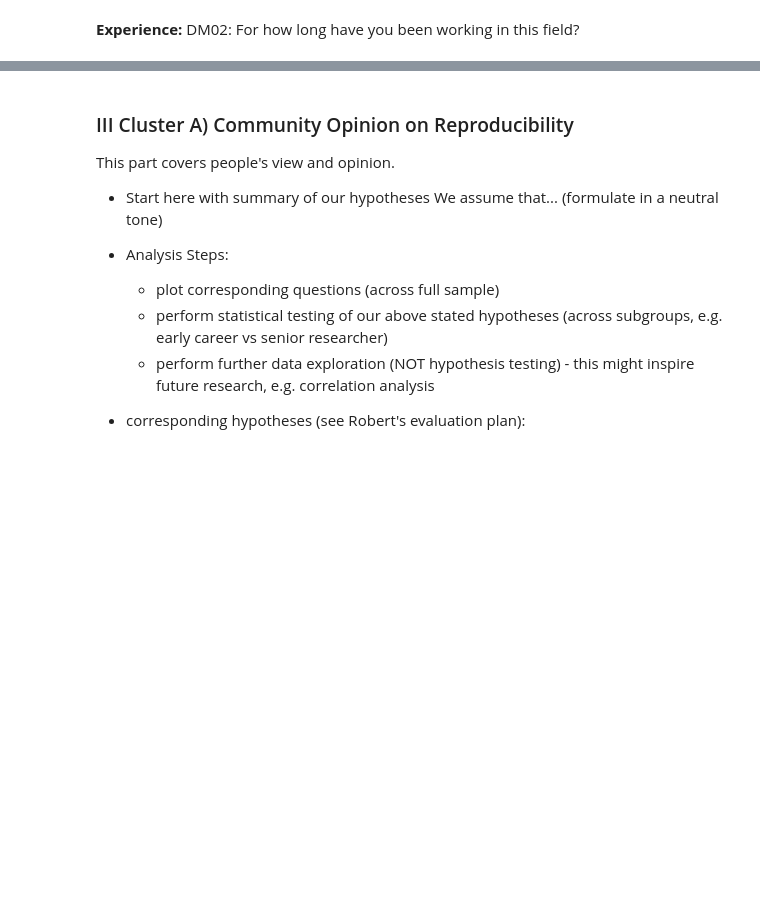
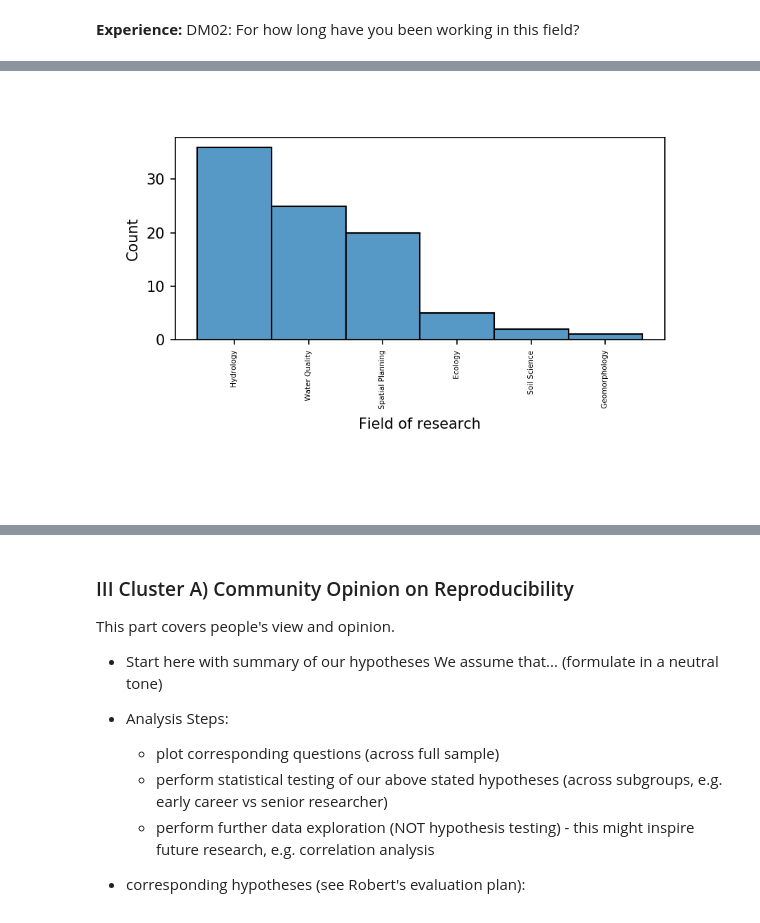
Before and after one commit to rreinecke/reproduce-study, a Jupyter notebook: poll_analysis.ipynb, the cells around one changed output, grey strips where cells are left out. Cells and saved outputs as stored; diff of their text form; code cells hidden in the pictures; blank space fills up the shorter version.

```diff
--- a/poll_analysis.ipynb
+++ b/poll_analysis.ipynb
@@ -56,0 +158,5 @@ career
+# %%
+from IPython import display
+display.Image("./figs/DM06.png")
+# %% [output]
+[figure, added]
```
Also changed, not shown: parts of 24 cells of this notebook, 1 other file.
